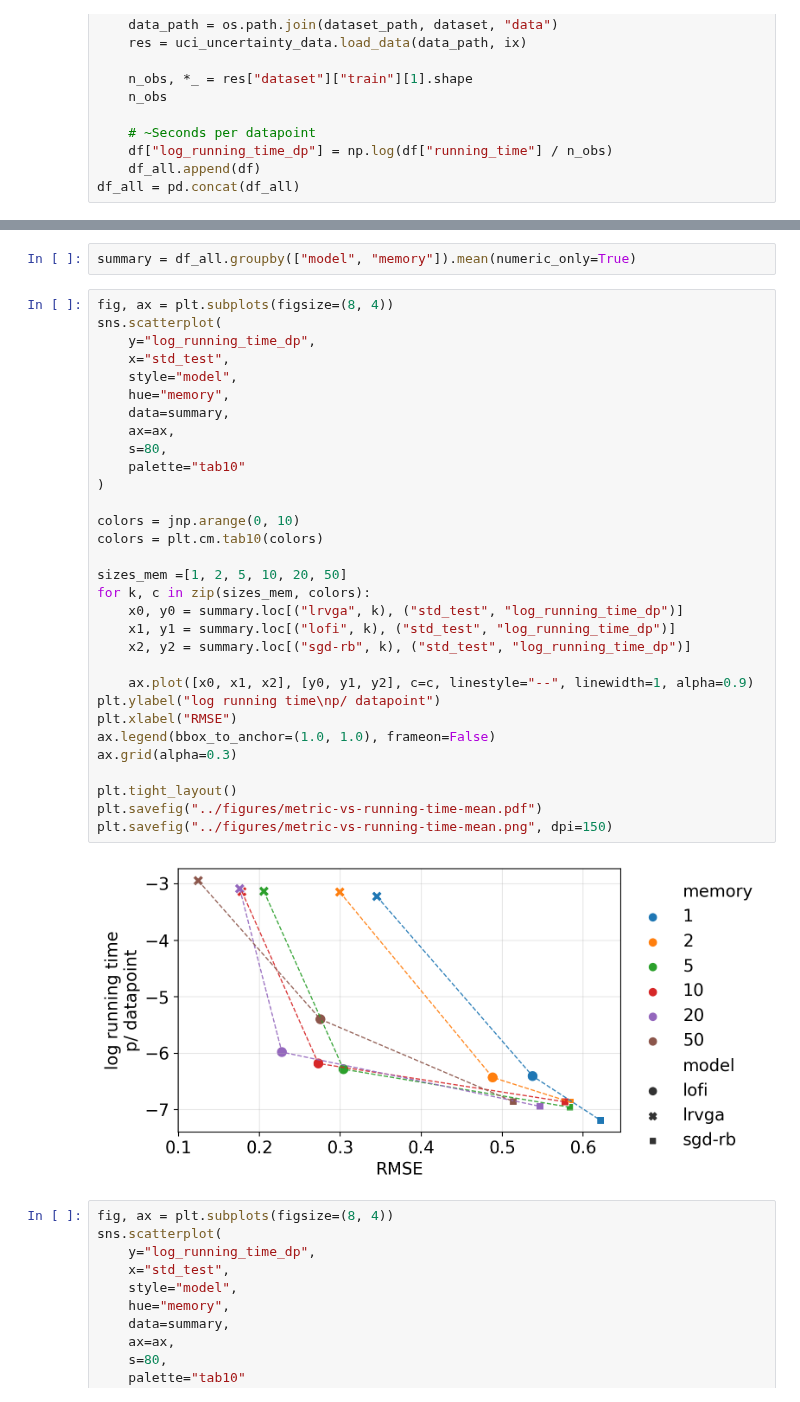
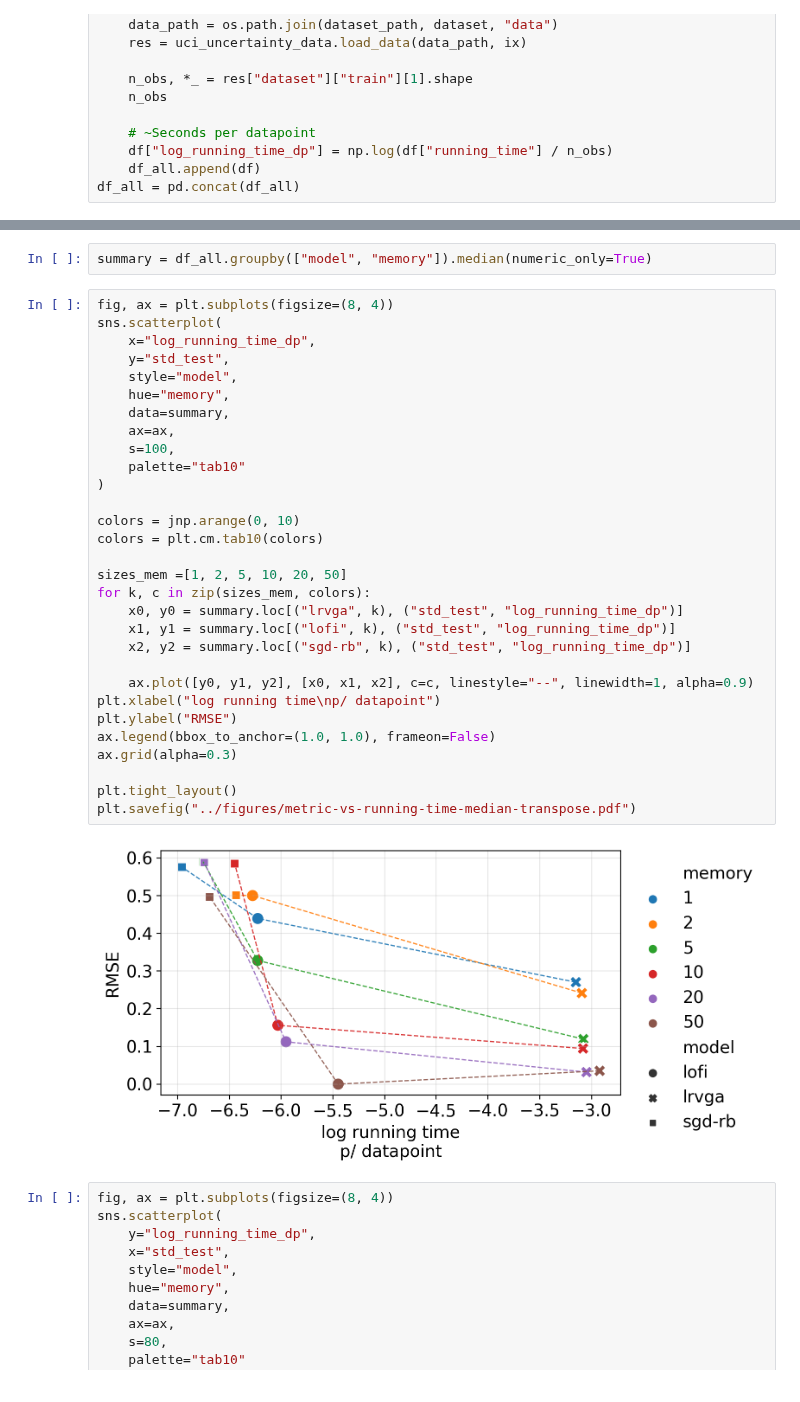
Before and after one commit to probml/rebayes, a Jupyter notebook: demos/showdown/time-analysis.ipynb, the cells around one changed output, grey strips where cells are left out. Cells and saved outputs as stored; diff of their text form.

Commit message:
feat: time-analysis
Transpose axis time v.s. error plot

```diff
--- a/demos/showdown/time-analysis.ipynb
+++ b/demos/showdown/time-analysis.ipynb
@@ -178,38 +178,37 @@ sns.barplot(
 # %%
-summary = df_all.groupby(["model", "memory"]).mean(numeric_only=True)
+summary = df_all.groupby(["model", "memory"]).median(numeric_only=True)
 # %%
 fig, ax = plt.subplots(figsize=(8, 4))
 sns.scatterplot(
-    y="log_running_time_dp",
-    x="std_test",
+    x="log_running_time_dp",
+    y="std_test",
     style="model",
     hue="memory",
     data=summary,
     ax=ax,
-    s=80,
+    s=100,
     palette="tab10"
 )
 
 colors = jnp.arange(0, 10)
 colors = plt.cm.tab10(colors)
 
 sizes_mem =[1, 2, 5, 10, 20, 50]
 for k, c in zip(sizes_mem, colors):
     x0, y0 = summary.loc[("lrvga", k), ("std_test", "log_running_time_dp")]
     x1, y1 = summary.loc[("lofi", k), ("std_test", "log_running_time_dp")]
     x2, y2 = summary.loc[("sgd-rb", k), ("std_test", "log_running_time_dp")]
 
-    ax.plot([x0, x1, x2], [y0, y1, y2], c=c, linestyle="--", linewidth=1, alpha=0.9)
-plt.ylabel("log running time\np/ datapoint")
-plt.xlabel("RMSE")
+    ax.plot([y0, y1, y2], [x0, x1, x2], c=c, linestyle="--", linewidth=1, alpha=0.9)
+plt.xlabel("log running time\np/ datapoint")
+plt.ylabel("RMSE")
 ax.legend(bbox_to_anchor=(1.0, 1.0), frameon=False)
 ax.grid(alpha=0.3)
 
 plt.tight_layout()
-plt.savefig("../figures/metric-vs-running-time-mean.pdf")
-plt.savefig("../figures/metric-vs-running-time-mean.png", dpi=150)
+plt.savefig("../figures/metric-vs-running-time-median-transpose.pdf")
 # %% [output]
-[figure, old version]
+[figure, new version]
 # %%
 fig, ax = plt.subplots(figsize=(8, 4))
 sns.scatterplot(
```
Also changed, not shown: parts of 1 cell of this notebook.
